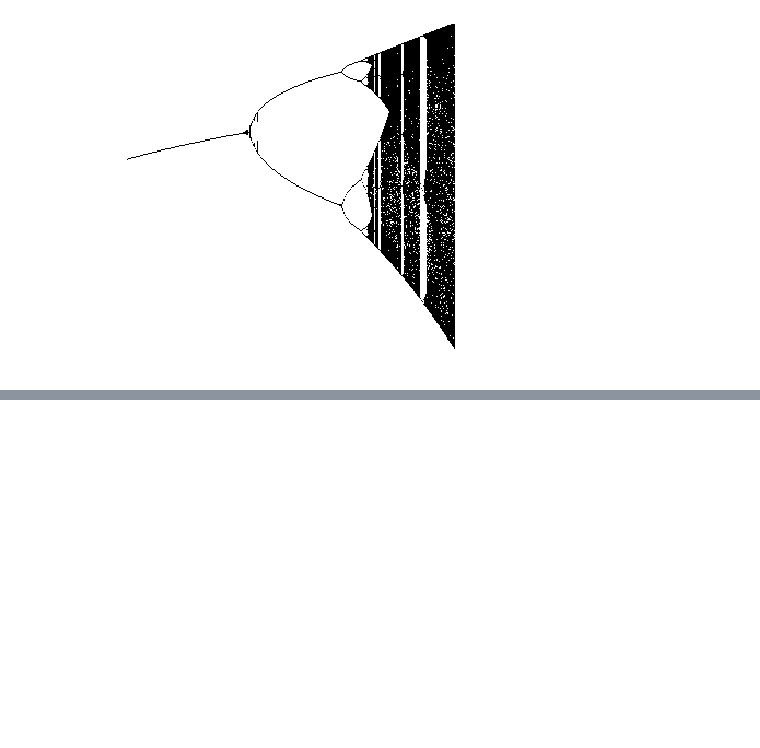
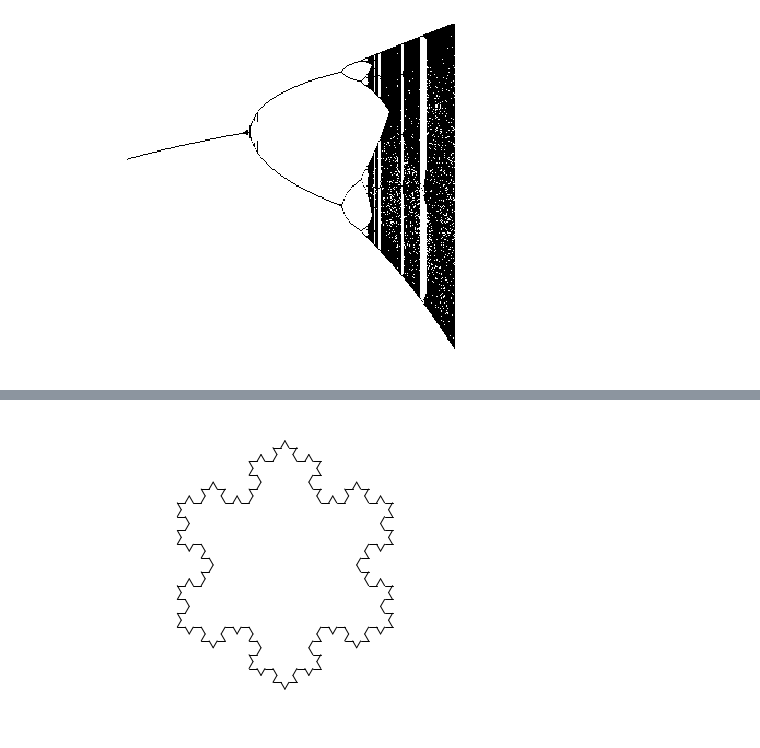
Before and after one commit to effa/iv122, a Jupyter notebook: 06-fractals-chaos.ipynb, the cells around one changed output, grey strips where cells are left out. Saved outputs shown, nothing was run; the diff lists cells and outputs as text; code cells hidden in the pictures; blank space fills up the shorter version.

```diff
--- a/06-fractals-chaos.ipynb
+++ b/06-fractals-chaos.ipynb
@@ -100,0 +101,92 @@ TODO
+# %%
+class LSystem:
+    def __init__(self, axiom, rules, interpretation):
+        self.axiom = axiom
+        self.rules = remove_spaces(rules)
+        self.interpretation = interpretation
+        self.turtle = None
+        self.stack = None
+
+    def generate_description(self, n):
+        description = self.axiom
+        for i in range(n):
+            description = ''.join([self.expand(c) for c in description])
+        return description
+
+    def expand(self, char):
+        rules = [rule for rule in self.rules if rule[0] == char]
+        if not rules:
+            return char
+        # Currently assumes unique rules.
+        rule = rules[0]
+        return rule[1]
+
+    def interpret(self, char):
+        assert self.turtle is not None
+        if char == '[':  # push
+            self.stack.append(self.turtle.state)
+        elif char == ']':  # pop
+            self.turtle.state = self.stack.pop()
+        elif char in self.interpretation:
+            action = self.interpretation[char]
+            self.perform_action(action)
+            #eval('self.turtle.' + action)
+
+    def perform_action(self, action):
+        # TODO: Refactor
+        action_parts = action.split('(', 1)
+        action_name = action_parts[0]
+        arg = ast.literal_eval(action_parts[1][:-1])
+        if action_name == 'forward':
+            depth = len(self.stack)
+            color = self.colors[depth]
+            self.turtle.forward(arg, color=color)
+        elif action_name == 'left':
+            self.turtle.left(arg)
+        elif action_name == 'right':
+            self.turtle.right(arg)
+
+    def draw(self, n=3, angle=0,
+             start_color=(0, 0, 0), end_color=(0, 0, 0)):
+        description = self.generate_description(n)
+        self.stack = []
+        self.turtle = Turtle(angle=angle)
+        max_depth = find_depth(description)
+        if max_depth > 0:
+            self.colors = [
+                interpolate_color(start_color, end_color, d/max_depth)
+                for d in reversed(range(max_depth+1))]
+        else:
+            self.colors = [start_color]
+        for char in description:
+            self.interpret(char)
+        self.turtle.show()
+
+def remove_spaces(rules):
+    spacefree_rules = [
+        (left, right.replace(' ', ''))
+        for (left, right) in rules]
+    return spacefree_rules
+
+def interpolate_color(first, second, ratio):
+    return tuple(ratio*f + (1-ratio)*s for f, s in zip(first, second))
+
+def find_depth(description):
+    depth = 0
+    max_depth = 0
+    for c in description:
+        if c == '[':
+            depth += 1
+        if c == ']':
+            depth -= 1
+        max_depth = max(depth, max_depth)
+    return max_depth
+
+interpretation = {
+    'F': 'forward(10)',
+    '-': 'left(60)',
+    '+': 'right(60)'}
+koch = LSystem('F--F--F', [('F', 'F+F--F+F')], interpretation)
+koch.draw(n=3)
+# %% [output]
+[figure, added]
```
Also changed, not shown: parts of 8 cells of this notebook, 1 other file.
